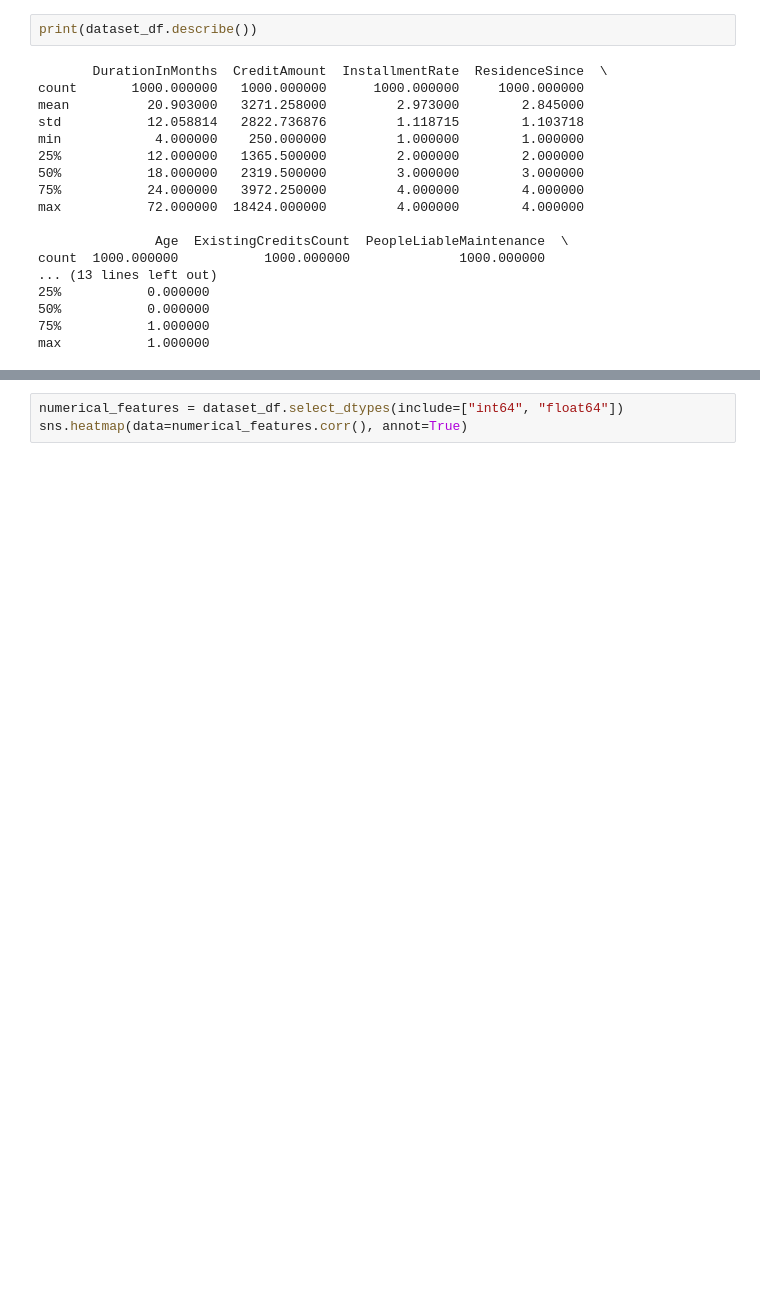
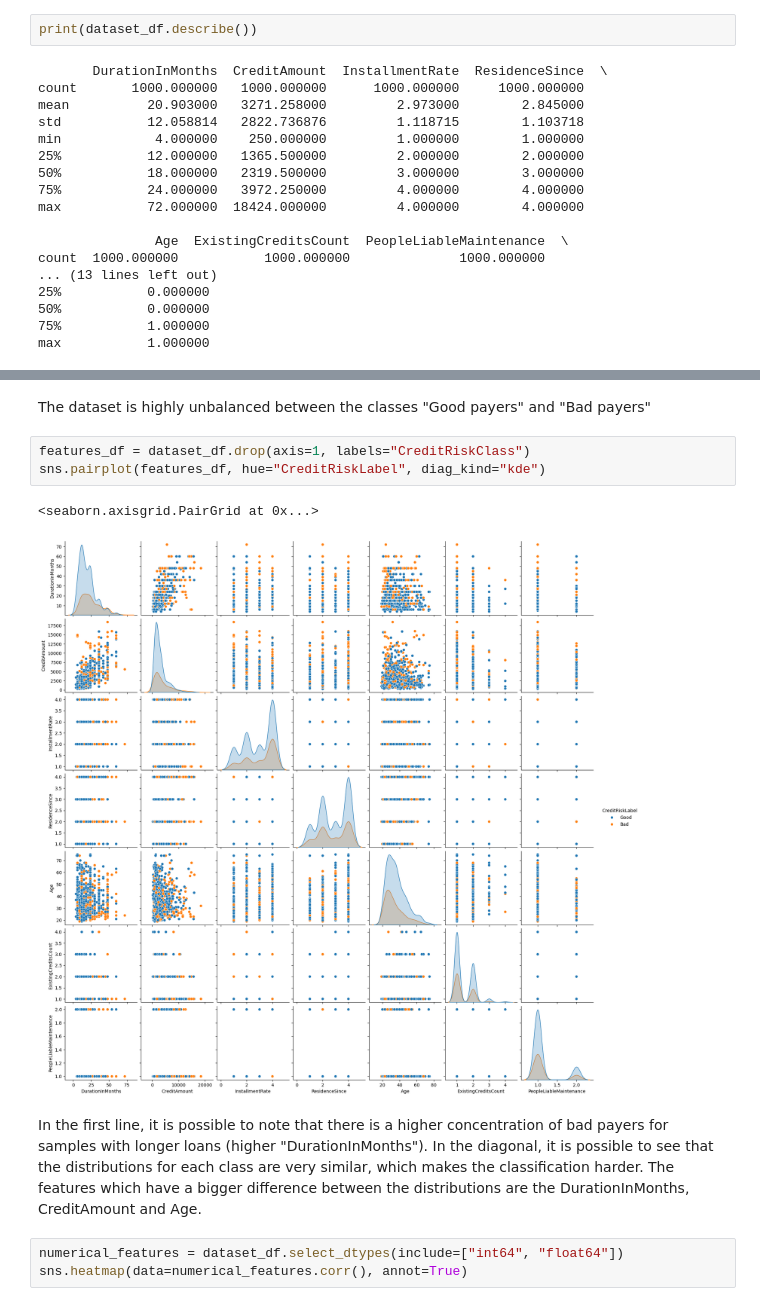
Before and after one commit to LucasVon0645/DSI-Project---Credit-Risk-Prediction, a Jupyter notebook: project.ipynb, the cells around one changed output, grey strips where cells are left out. Drawn from its saved outputs; the diff is of its cells as text; blank space fills up the shorter version.

```diff
--- a/project.ipynb
+++ b/project.ipynb
@@ -273,3 +359,14 @@ None
+# %% [markdown]
+The dataset is highly unbalanced between the classes "Good payers" and "Bad payers"
+# %%
+features_df = dataset_df.drop(axis=1, labels="CreditRiskClass")
+sns.pairplot(features_df, hue="CreditRiskLabel", diag_kind="kde")
+# %% [output]
+<seaborn.axisgrid.PairGrid at 0x...>
+[figure, added]
+# %% [markdown]
+In the first line, it is possible to note that there is a higher concentration of bad payers for samples with longer loans (higher "DurationInMonths").
+In the diagonal, it is possible to see that the distributions for each class are very similar, which makes the classification harder. The features which have a bigger difference between the distributions are the DurationInMonths, CreditAmount and Age.
 # %%
 numerical_features = dataset_df.select_dtypes(include=["int64", "float64"])
 sns.heatmap(data=numerical_features.corr(), annot=True)
```
Also changed, not shown: parts of 18 cells of this notebook, 1 other file.
